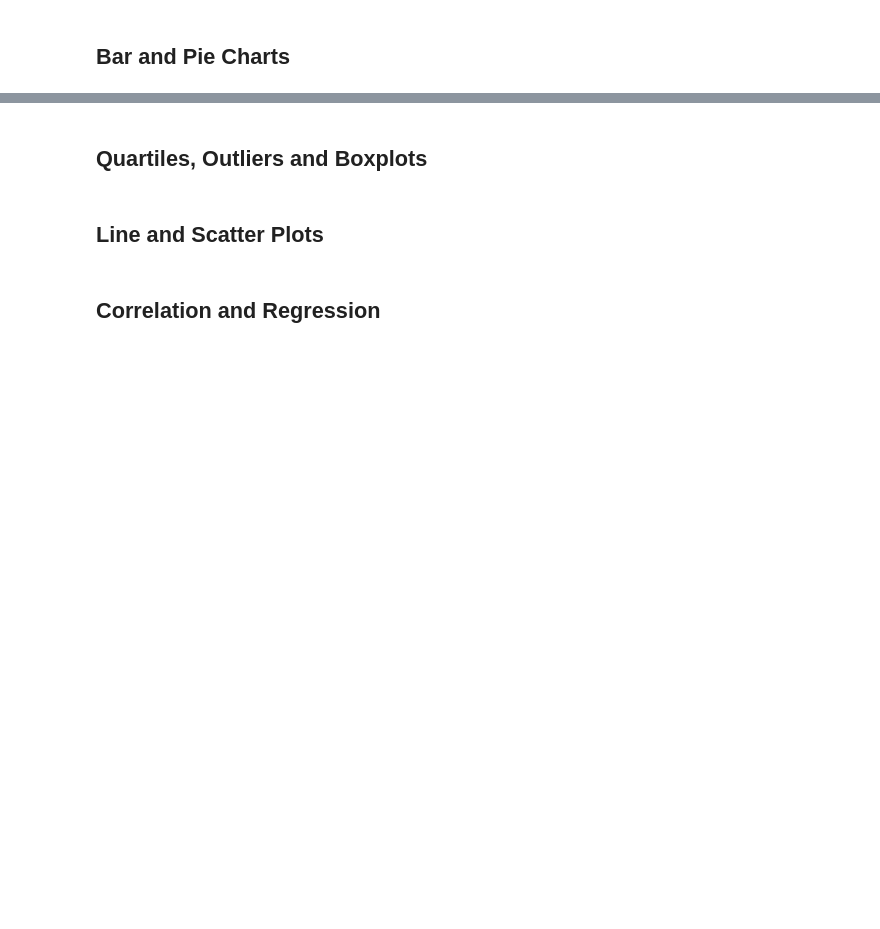
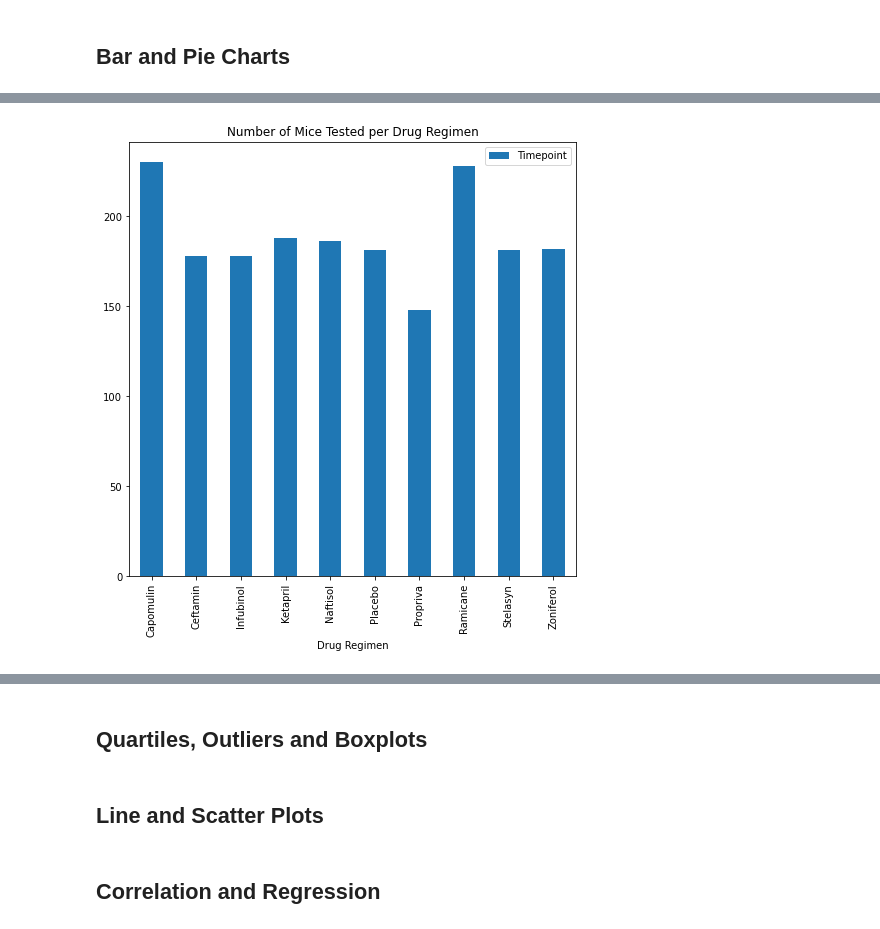
Before and after one commit to tebohl/Matplotlib-Treatment-Analysis, a Jupyter notebook: Pymaceuticals/pymaceuticals_starter.ipynb, the cells around one changed output, grey strips where cells are left out. Drawn from its saved outputs; the diff is of its cells as text; code cells hidden in the pictures; blank space fills up the shorter version.

```diff
--- a/Pymaceuticals/pymaceuticals_starter.ipynb
+++ b/Pymaceuticals/pymaceuticals_starter.ipynb
@@ -109,0 +106,15 @@ mouse_tumor_volume_df
+# %%
+# Generate a bar plot showing the total number of timepoints for all mice tested for each drug regimen using Pandas.
+
+# Filter the DataFrame down only to those columns to chart
+drug_and_timepoint = mouse_study_df[["Drug Regimen","Timepoint"]]
+
+# Set the index to be "State" so they will be used as labels
+drug_and_timepoint = drug_and_timepoint.set_index("Drug Regimen")
+
+#groupby Drug Regimen, and sum the timepoints for y axis
+drug_and_timepoint = drug_and_timepoint.groupby("Drug Regimen")
+
+#print data to be plotted
+drug_and_timepoint = drug_and_timepoint.count()
+drug_and_timepoint
@@ -109,0 +134,10 @@ mouse_tumor_volume_df
+# %%
+# Use DataFrame.plot() in order to create a bar chart of the data
+drug_and_timepoint.plot(kind="bar", figsize=(8,8))
+
+# Set a title for the chart and show chart
+plt.title("Number of Mice Tested per Drug Regimen")
+
+plt.show()
+# %% [output]
+[figure, added]
```
Also changed, not shown: parts of 4 cells of this notebook.
